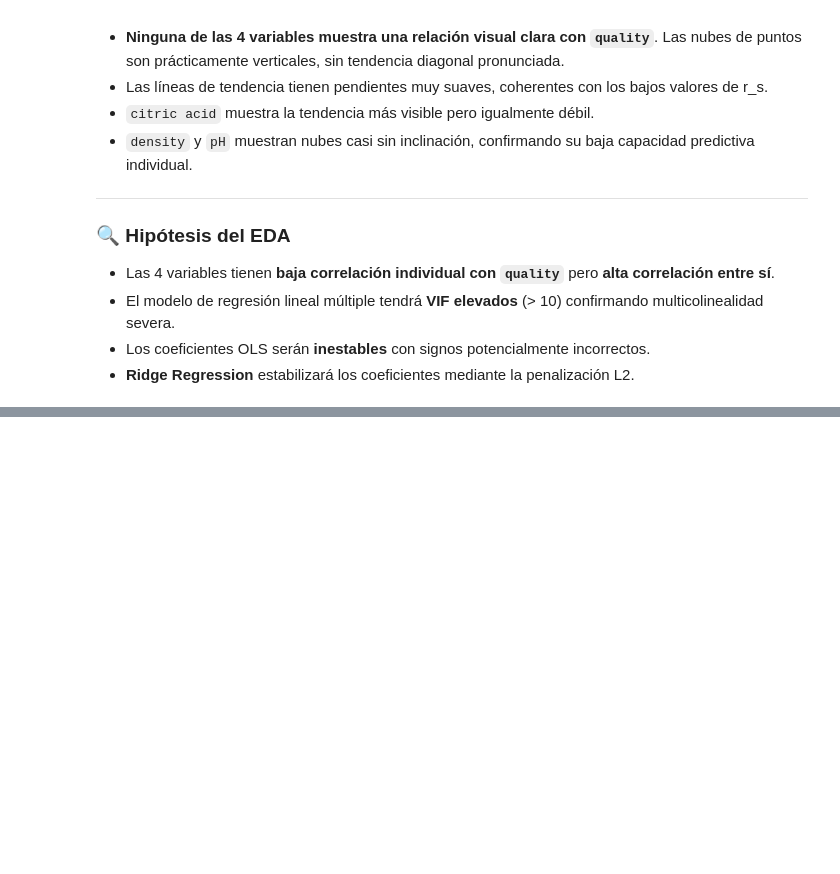
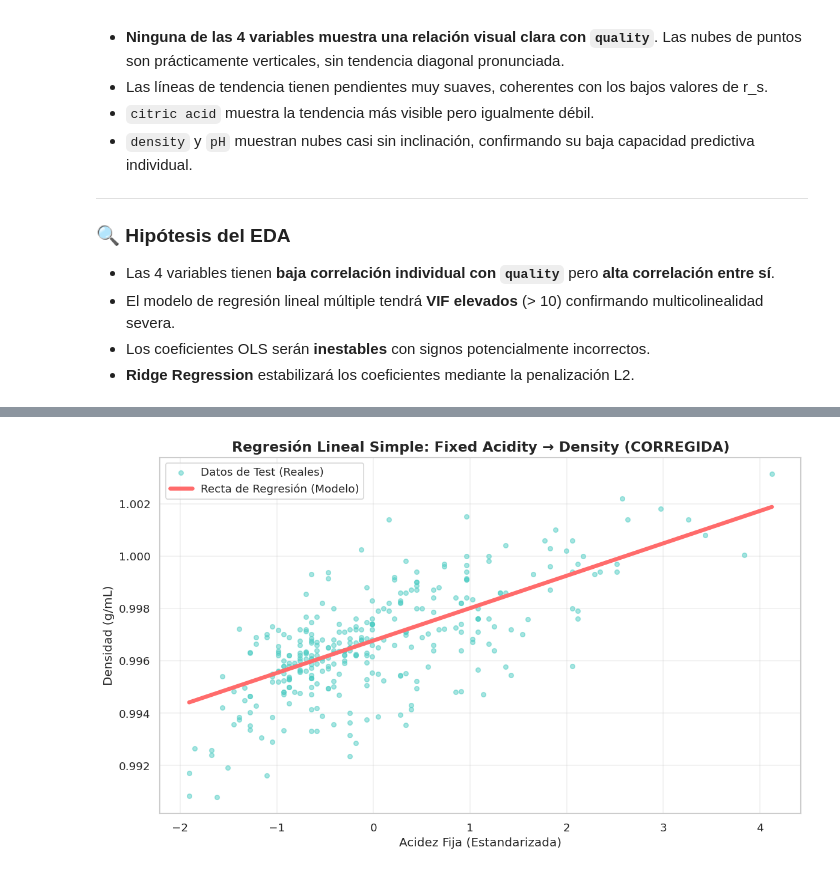
Before and after one commit to omareiza2023/etl-cats, a Jupyter notebook: notebooks/wine_quality_regression_v2.ipynb, the cells around one changed output, grey strips where cells are left out. Saved outputs shown, nothing was run; the diff lists cells and outputs as text; code cells hidden in the pictures; blank space fills up the shorter version.

```diff
--- a/notebooks/wine_quality_regression_v2.ipynb
+++ b/notebooks/wine_quality_regression_v2.ipynb
@@ -1109,0 +413,16 @@ La comparación de los tres modelos permite extraer conclusiones directas sobre
+# %%
+# ── CELDA 9: Split Train / Test ────────────────────────────────────────
+
+# Asegurémonos de tener la densidad original.
+# Si normalizaste 'df', 'density' ya cambió, por eso necesitamos la original.
+# Si no tienes df_original, cárgala desde el DataFrame que usaste al inicio.
+
+X_simple = df[['fixed acidity']].values
+y = df_original['density'].values  # <--- Esta es la que falló porque no existía el nombre
+
+X_train, X_test, y_train, y_test = train_test_split(
+    X_simple, y, test_size=0.20, random_state=42
+)
+
+print(f"✅ Predictor: fixed acidity | Objetivo: density")
+print(f"✅ Muestras: Train {len(X_train)}, Test {len(X_test)}")
@@ -1109,0 +475,37 @@ La comparación de los tres modelos permite extraer conclusiones directas sobre
+# %%
+# ── CELDA 11: Recta de Regresión (Visualización CORREGIDA) ─────────────
+import numpy as np # Necesitamos numpy para generar los puntos limpios
+
+# 1. Generar puntos limpios para la línea recta (para evitar el "garrapiño")
+# Buscamos el valor mínimo y máximo de acidez en tus datos de TEST
+x_min, x_max = X_test.min(), X_test.max()
+# Creamos 100 puntos perfectamente ordenados entre ese mínimo y máximo
+x_linea = np.linspace(x_min, x_max, 100).reshape(-1, 1)
+
+# 2. Predecir los valores de Densidad para esos 100 puntos limpios
+y_linea = modelo_simple.predict(x_linea)
+
+
+# 3. Configurar la gráfica
+plt.figure(figsize=(10, 6))
+
+# 4. Dibujar los puntos reales (Conjunto de Test) - Estos siguen siendo una nube
+plt.scatter(X_test, y_test, alpha=0.5, color='#4ecdc4', s=20, label='Datos de Test (Reales)')
+
+# 5. Dibujar la NUEVA recta de predicción LIMPIA
+# Usamos x_linea e y_linea, que están perfectamente ordenados
+plt.plot(x_linea, y_linea, color='#ff6b6b', linewidth=4, label='Recta de Regresión (Modelo)')
+
+
+# 6. Estética y etiquetas
+plt.xlabel('Acidez Fija (Estandarizada)', fontsize=12)
+plt.ylabel('Densidad (g/mL)', fontsize=12)
+plt.title('Regresión Lineal Simple: Fixed Acidity → Density (CORREGIDA)', fontsize=14, fontweight='bold')
+plt.legend()
+plt.grid(alpha=0.3)
+
+# Mostrar la gráfica
+plt.tight_layout()
+plt.show()
+# %% [output]
+[figure, added]
```
Also changed, not shown: parts of 70 cells of this notebook, 3 other files.
